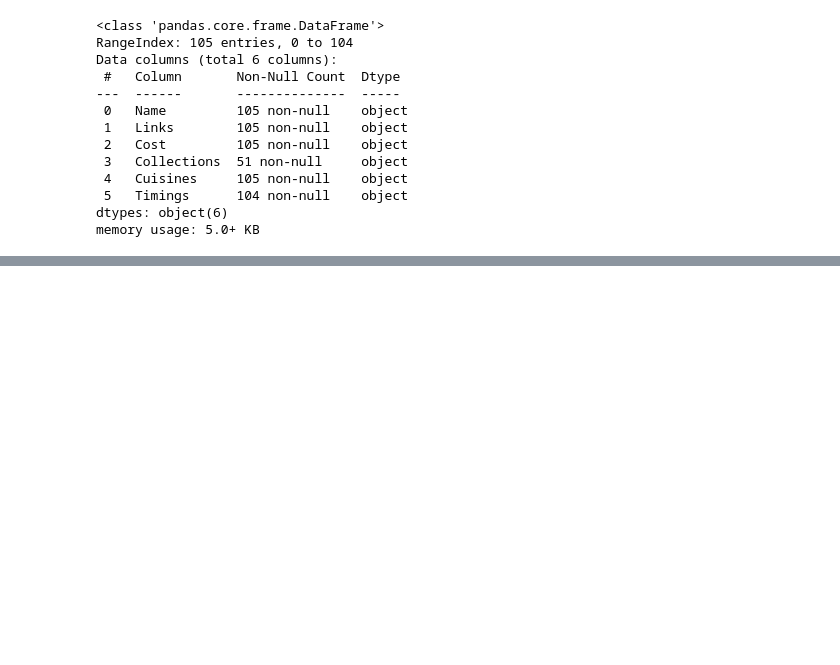
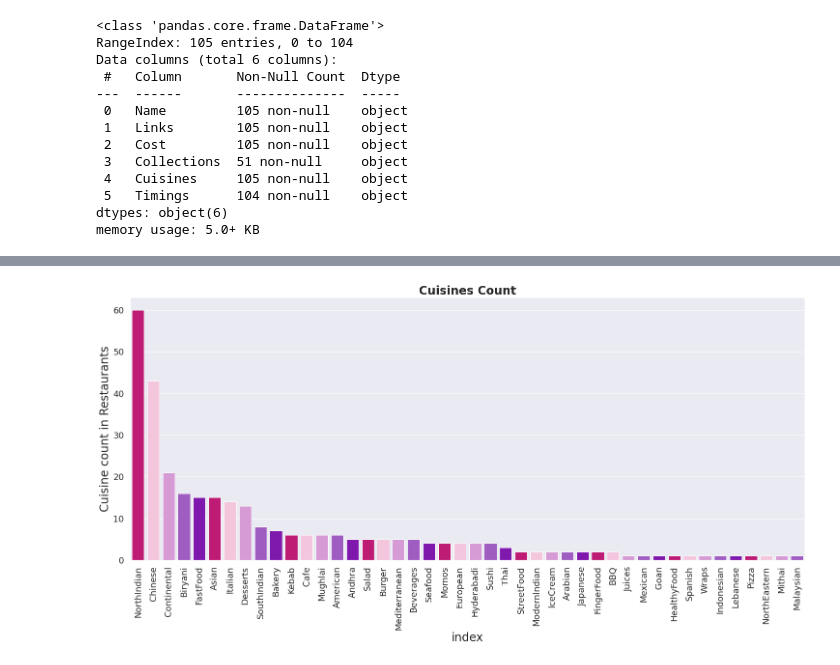
Before and after one commit to Sriharish19/SH_Zomato-Restaurant-Clustering-and-Sentiment-Analysis, a Jupyter notebook: SH_Zomato_Restaurant_Clustering_and_Sentiment_Analysis.ipynb, the cells around one changed output, grey strips where cells are left out. Drawn from its saved outputs; the diff is of its cells as text; code cells hidden in the pictures; blank space fills up the shorter version.

```diff
--- a/SH_Zomato_Restaurant_Clustering_and_Sentiment_Analysis.ipynb
+++ b/SH_Zomato_Restaurant_Clustering_and_Sentiment_Analysis.ipynb
@@ -134,0 +180,4 @@ memory usage: 5.0+ KB
+# %%
+# Replacing empty space and comma in 'Cuisine' feature
+df['Cuisines'] = df['Cuisines'].str.replace(' ','')
+df['Cuisines'] = df['Cuisines'].str.replace(',',', ')
@@ -134,0 +191,25 @@ memory usage: 5.0+ KB
+# %%
+# Spliiting with 'comma' and empty space
+cuisine_list = df.Cuisines.str.split(', ')
+# print(cuisine_list)
+# %%
+# Top 10 Cuisines
+clusterlist = {}
+for names in cuisine_list:
+    for name in names:
+      # print(name)
+      if (name in clusterlist):
+        clusterlist[name]+=1
+        # print(clusterlist)
+      else:
+         clusterlist[name]=1
+# Create a cuis dataframe
+cuis_df = pd.DataFrame(clusterlist.values(),index = clusterlist.keys(),columns = {'Cuisine count in Restaurants'}).reset_index()
+
+# Sort the dataframe in descending order
+cuis_df.sort_values(by = 'Cuisine count in Restaurants',ascending = False,inplace = True)
+
+#Pick the 10 restaurant most nominated
+top_10_cuis = cuis_df[0:10]
+
+print('The Top 10 Cuisines are:\n',top_10_cuis)
@@ -134,0 +229,11 @@ memory usage: 5.0+ KB
+# %%
+# Visualization of Cuisines Count
+plt.figure(figsize = (25, 10))
+sns.set(font_scale = 2)
+sns.barplot(data = cuis_df,x = cuis_df['index'],y = cuis_df['Cuisine count in Restaurants'],palette=['#D90077','#FBBEDE','#E090DF','#A44CD3','#8800C7'])
+plt.title('Cuisines Count',fontweight='bold')
+plt.xticks(rotation = 90,fontsize = 18)
+plt.yticks(fontsize = 18)
+plt.show()
+# %% [output]
+[figure, added]
```
Also changed, not shown: parts of 14 cells of this notebook.
